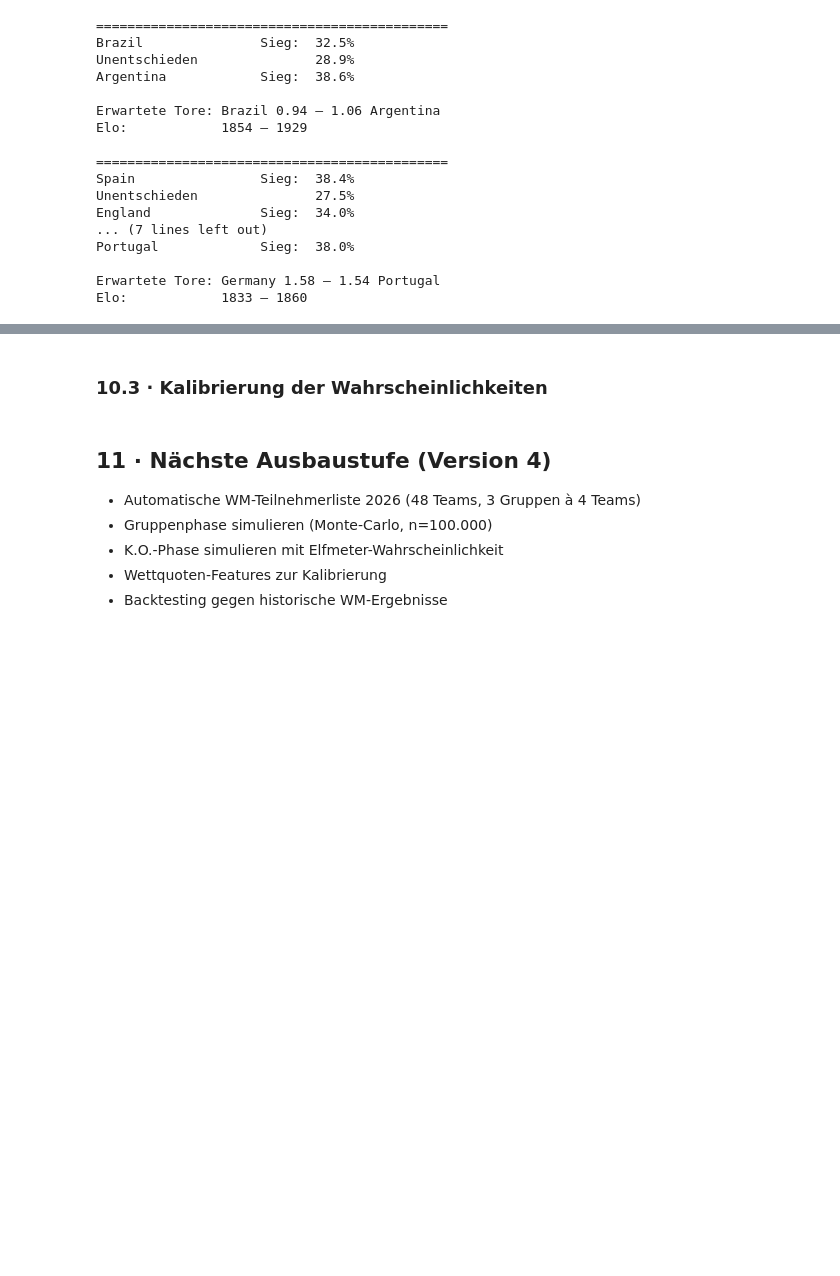
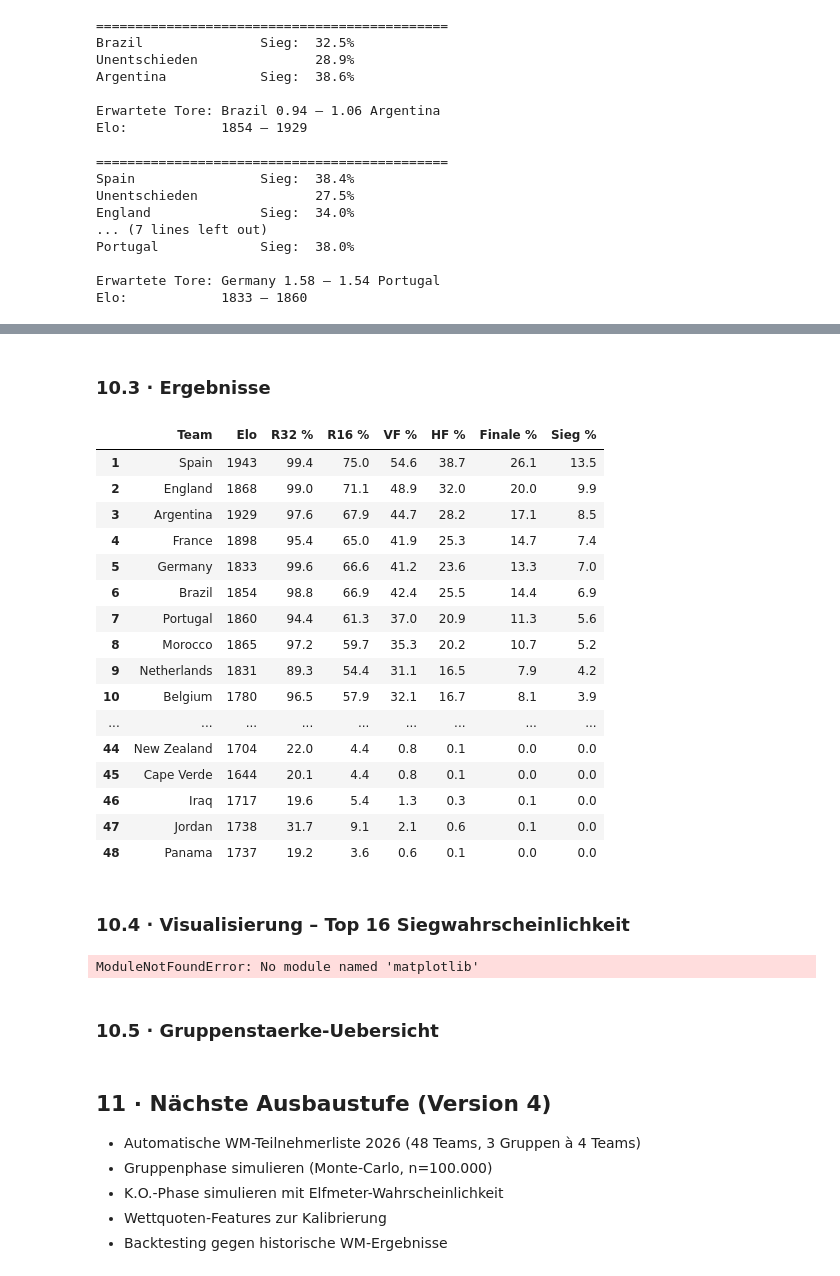
Before and after one commit to Giuliano99/wm26-predictions, a Jupyter notebook: WM_Prediction_2026_v3.ipynb, the cells around one changed output, grey strips where cells are left out. Saved outputs shown, nothing was run; the diff lists cells and outputs as text; code cells hidden in the pictures; blank space fills up the shorter version.

```diff
--- a/WM_Prediction_2026_v3.ipynb
+++ b/WM_Prediction_2026_v3.ipynb
@@ -705,2 +780,2 @@ for ausgang in ['Sieg', 'Unentschieden', 'Niederlage']:
 # %% [markdown]
-### 10.3 · Kalibrierung der Wahrscheinlichkeiten
+### 10.3 · Ergebnisse
@@ -739,0 +782,77 @@ plt.show()
+# %%
+# Ergebnisse als DataFrame
+rows = []
+for team in all_teams:
+    r = reach[team]
+    rows.append({
+        "Team":    team,
+        "Elo":     round(get_elo(model_name(team))),
+        "R32 %":   round(r["R32"]   / N_SIM * 100, 1),
+        "R16 %":   round(r["R16"]   / N_SIM * 100, 1),
+        "VF %":    round(r["QF"]    / N_SIM * 100, 1),
+        "HF %":    round(r["SF"]    / N_SIM * 100, 1),
+        "Finale %":round(r["Final"] / N_SIM * 100, 1),
+        "Sieg %":  round(r["Winner"]/ N_SIM * 100, 1),
+    })
+
+results_df = (
+    pd.DataFrame(rows)
+    .sort_values("Sieg %", ascending=False)
+    .reset_index(drop=True)
+)
+results_df.index += 1
+results_df
+# %% [output]
+|  | Team | Elo | R32 % | R16 % | VF % | HF % | Finale % | Sieg % |
+| 1 | Spain | 1943 | 99.4 | 75.0 | 54.6 | 38.7 | 26.1 | 13.5 |
+| 2 | England | 1868 | 99.0 | 71.1 | 48.9 | 32.0 | 20.0 | 9.9 |
+| 3 | Argentina | 1929 | 97.6 | 67.9 | 44.7 | 28.2 | 17.1 | 8.5 |
+| 4 | France | 1898 | 95.4 | 65.0 | 41.9 | 25.3 | 14.7 | 7.4 |
+| 5 | Germany | 1833 | 99.6 | 66.6 | 41.2 | 23.6 | 13.3 | 7.0 |
+| 6 | Brazil | 1854 | 98.8 | 66.9 | 42.4 | 25.5 | 14.4 | 6.9 |
+| 7 | Portugal | 1860 | 94.4 | 61.3 | 37.0 | 20.9 | 11.3 | 5.6 |
+| 8 | Morocco | 1865 | 97.2 | 59.7 | 35.3 | 20.2 | 10.7 | 5.2 |
+| 9 | Netherlands | 1831 | 89.3 | 54.4 | 31.1 | 16.5 | 7.9 | 4.2 |
+| 10 | Belgium | 1780 | 96.5 | 57.9 | 32.1 | 16.7 | 8.1 | 3.9 |
+| ... | ... | ... | ... | ... | ... | ... | ... | ... |
+| 44 | New Zealand | 1704 | 22.0 | 4.4 | 0.8 | 0.1 | 0.0 | 0.0 |
+| 45 | Cape Verde | 1644 | 20.1 | 4.4 | 0.8 | 0.1 | 0.0 | 0.0 |
+| 46 | Iraq | 1717 | 19.6 | 5.4 | 1.3 | 0.3 | 0.1 | 0.0 |
+| 47 | Jordan | 1738 | 31.7 | 9.1 | 2.1 | 0.6 | 0.1 | 0.0 |
+| 48 | Panama | 1737 | 19.2 | 3.6 | 0.6 | 0.1 | 0.0 | 0.0 |
+# %% [markdown]
+### 10.4 · Visualisierung – Top 16 Siegwahrscheinlichkeit
+# %%
+import matplotlib.pyplot as plt
+
+top16 = results_df.head(16)
+
+fig, axes = plt.subplots(1, 2, figsize=(14, 6))
+
+# Linkes Panel: Siegwahrscheinlichkeit
+axes[0].barh(top16["Team"][::-1], top16["Sieg %"][::-1], color="steelblue")
+axes[0].set_xlabel("Siegwahrscheinlichkeit (%)")
+axes[0].set_title("WM 2026 – Siegchance (Top 16)")
+axes[0].grid(axis="x", alpha=0.3)
+
+# Rechtes Panel: Stapeldiagramm der Rundenwahrscheinlichkeiten
+stages = ["R32 %", "R16 %", "VF %", "HF %", "Finale %", "Sieg %"]
+colors = ["#d4e6f1", "#a9cce3", "#7fb3d3", "#5499c7", "#2980b9", "#1a5276"]
+bottom = np.zeros(len(top16))
+for stage, color in zip(stages, colors):
+    axes[1].bar(range(len(top16)), top16[stage], bottom=bottom,
+                color=color, label=stage.replace(" %", ""), width=0.7)
+    bottom += top16[stage].values
+axes[1].set_xticks(range(len(top16)))
+axes[1].set_xticklabels(top16["Team"], rotation=45, ha="right", fontsize=8)
+axes[1].set_ylabel("Wahrscheinlichkeit (%)")
+axes[1].set_title("Rundenwahrscheinlichkeiten (Top 16)")
+axes[1].legend(loc="upper right", fontsize=8)
+axes[1].grid(axis="y", alpha=0.3)
+
+plt.tight_layout()
+plt.show()
+# %% [output]
+ModuleNotFoundError: No module named 'matplotlib'
+# %% [markdown]
+### 10.5 · Gruppenstaerke-Uebersicht
```
Also changed, not shown: parts of 18 cells of this notebook.
